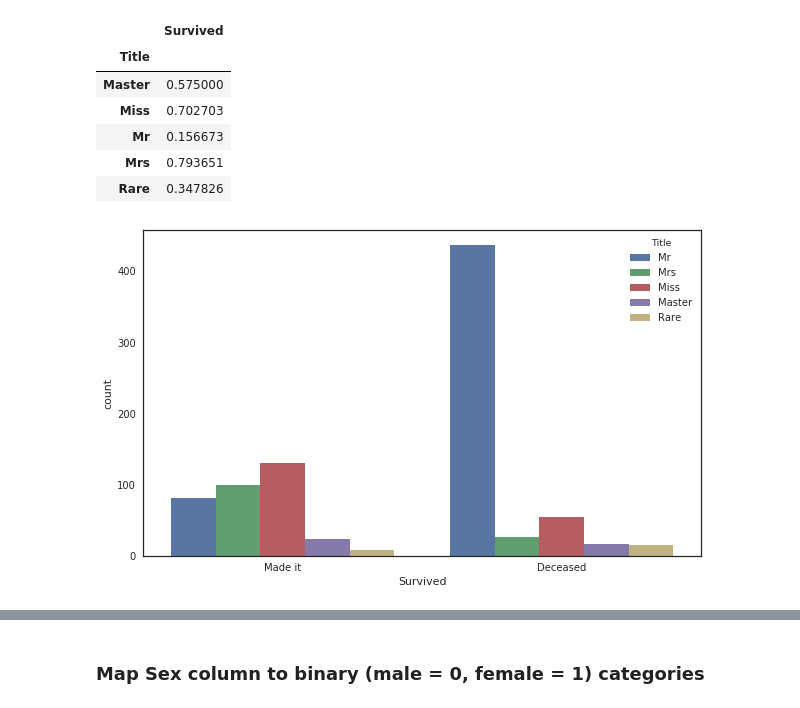
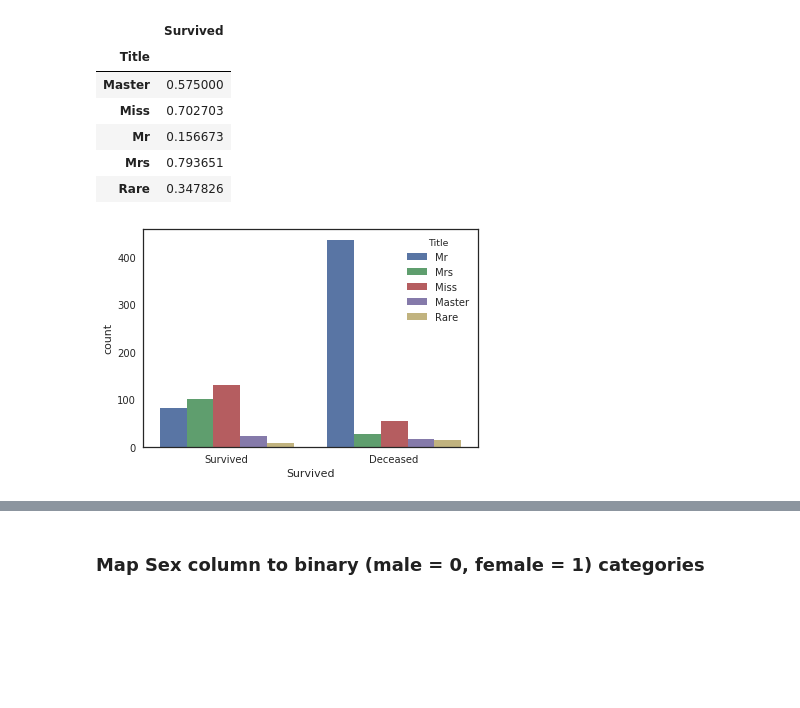
Before and after one commit to afo/EmTechkuwait, a Jupyter notebook: 05-tools-predicition-titanic/titanic.ipynb, the cells around one changed output, grey strips where cells are left out. Saved outputs shown, nothing was run; the diff lists cells and outputs as text; code cells hidden in the pictures; blank space fills up the shorter version.

```diff
--- a/05-tools-predicition-titanic/titanic.ipynb
+++ b/05-tools-predicition-titanic/titanic.ipynb
@@ -102,18 +93,2 @@ import xgboost as xgb
-# %%
-# Plot styling and display options
-sns.set(style='white', context='notebook', palette='deep')
-plt.rcParams[ 'figure.figsize' ] = 10 , 6
-
-pd.set_option('display.max_columns', 100) # Print 100 Pandas columns
-
-# Special distribution plot (will be used later)
-def plot_distribution( df , var , target , **kwargs ):
-    row = kwargs.get( 'row' , None )
-    col = kwargs.get( 'col' , None )
-    facet = sns.FacetGrid( df , hue=target , aspect=4 , row = row , col = col )
-    facet.map( sns.kdeplot , var , shade= True )
-    facet.set( xlim=( 0 , df[ var ].max() ) )
-    facet.add_legend()
-    plt.tight_layout()
 # %% [markdown]
 ### Load Data
@@ -252,8 +157,6 @@ Shapes Before: (train) (test) =  (891, 12) (418, 11)
 # %%
 # Drop columns 'Ticket', 'Cabin', need to do it for both test and training
 
-train_df = train_df.drop(['PassengerId','Ticket', 'Cabin'], axis=1)
-test_df = test_df.drop(['Ticket', 'Cabin'], axis=1)
+train_df = train_df.drop(['PassengerId','Ticket', 'Cabin','Fare'], axis=1)
+test_df = test_df.drop(['Ticket', 'Cabin','Fare'], axis=1)
 combine = [train_df, test_df]
-
-print("Shapes After: (train) (test) =", train_df.shape, test_df.shape)
@@ -386,10 +240,10 @@ train_df[['Title', 'Survived']].groupby(['Title']).mean()
 # %%
 # We can plot the survival chance for each title
 
 sns.countplot(x='Survived', hue="Title", data=train_df, order=[1,0])
-plt.xticks(range(2),['Made it','Deceased']);
+plt.xticks(range(2),['Survived','Deceased']);
 # %% [output]
-[figure, old version]
+[figure, new version]
 # %%
 # Title dummy mapping: Map titles to binary dummy columns
 
```
Also changed, not shown: parts of 87 cells of this notebook, 1 other file.
